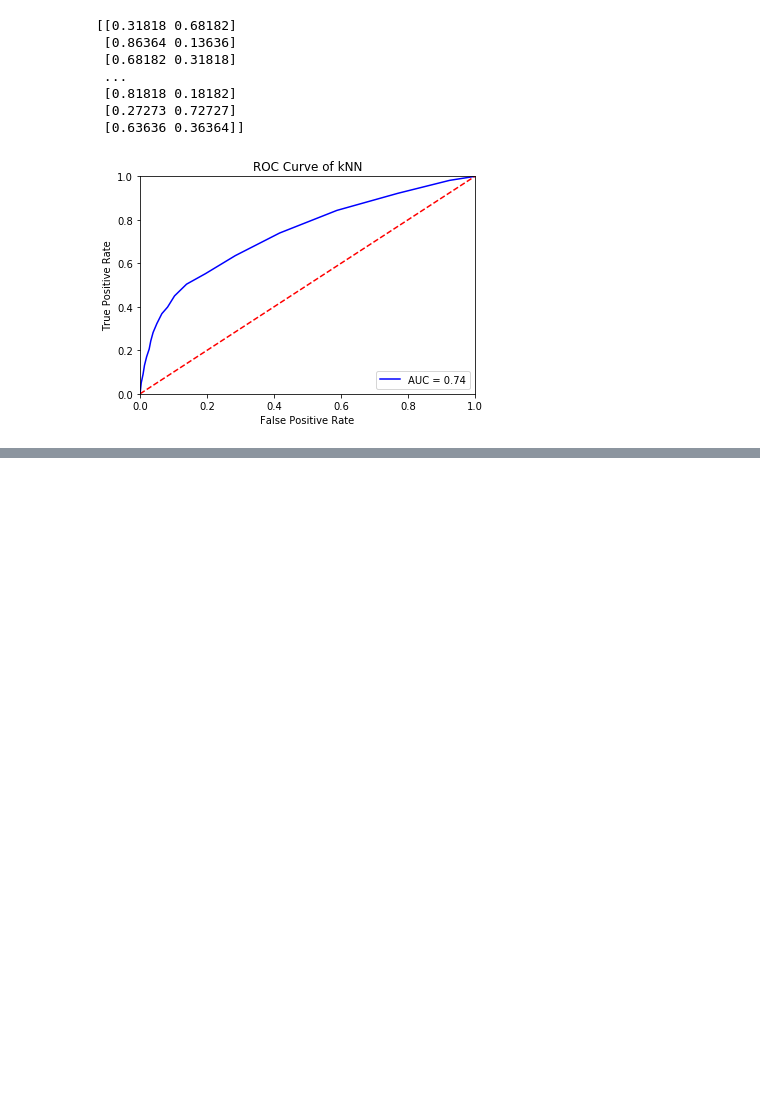
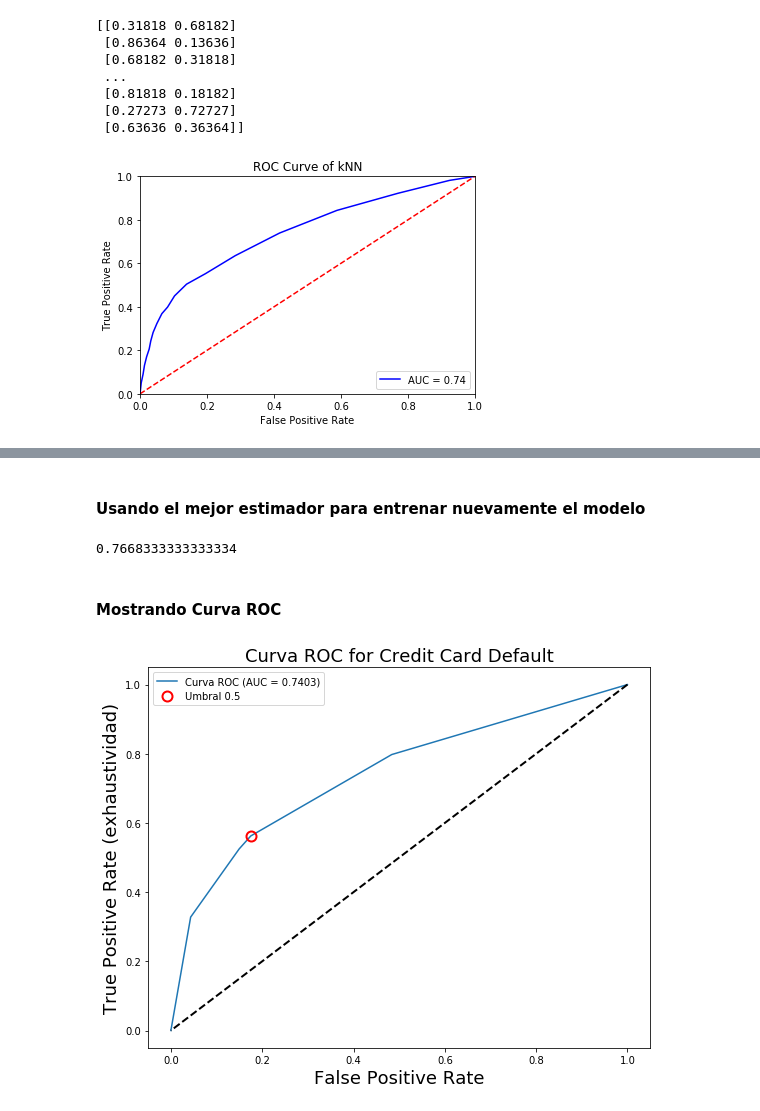
Before and after one commit to DanielQuintana90/ProyectoMachineLearning, a Jupyter notebook: DefaultCreditCard.ipynb, the cells around one changed output, grey strips where cells are left out. Saved outputs shown, nothing was run; the diff lists cells and outputs as text; code cells hidden in the pictures; blank space fills up the shorter version.

Commit message:
agregando desicion tree classifier a archivo principal

```diff
--- a/DefaultCreditCard.ipynb
+++ b/DefaultCreditCard.ipynb
@@ -677,0 +696,24 @@ plot_roc_knn(knn_gscv.predict_proba(X_test))
+# %%
+# https://scikit-learn.org/stable/modules/generated/sklearn.model_selection.GridSearchCV.html
+from sklearn.model_selection import GridSearchCV
+
+# Parámetros especificados en: https://scikit-learn.org/stable/modules/generated/sklearn.tree.DecisionTreeClassifier.html#sklearn.tree.DecisionTreeClassifier
+param_grid = {
+    'max_depth': np.arange(3, 10),
+    'criterion' : ['gini','entropy'],
+    'max_leaf_nodes': [5,10,20,100],
+    'min_samples_split': [2, 5, 10, 20],
+    'class_weight' : ['balanced']
+  }
+
+grid_tree = GridSearchCV(DecisionTreeClassifier(), param_grid, cv = 5, scoring= 'accuracy')
+
+# Entrenando el método
+grid_tree.fit(X_train, y_train)
+
+# Mostramos el mejor estimador
+mejor_estimador = grid_tree.best_estimator_
+print(grid_tree.best_estimator_)
+
+# Mostrar la mejor presición alcanzada
+print(np.abs(grid_tree.best_score_))
@@ -677,0 +728,20 @@ plot_roc_knn(knn_gscv.predict_proba(X_test))
+# %% [markdown]
+<h4>Usando  el mejor estimador para entrenar nuevamente el modelo</h4>
+# %%
+#Entrenamiento del módelo considerando el mejor estimador
+
+clasificador = mejor_estimador
+
+clasificador.fit(X_train, y_train)
+
+predicciones = clasificador.predict(X_val)
+
+accuracy_score(y_true = y_val, y_pred = predicciones)
+# %% [output]
+0.7668333333333334
+# %% [markdown]
+<h4>Mostrando Curva ROC</h4>
+# %%
+ plot_roc(clasificador, X_val, y_val)
+# %% [output]
+[figure, added]
```
Also changed, not shown: parts of 10 cells of this notebook.
